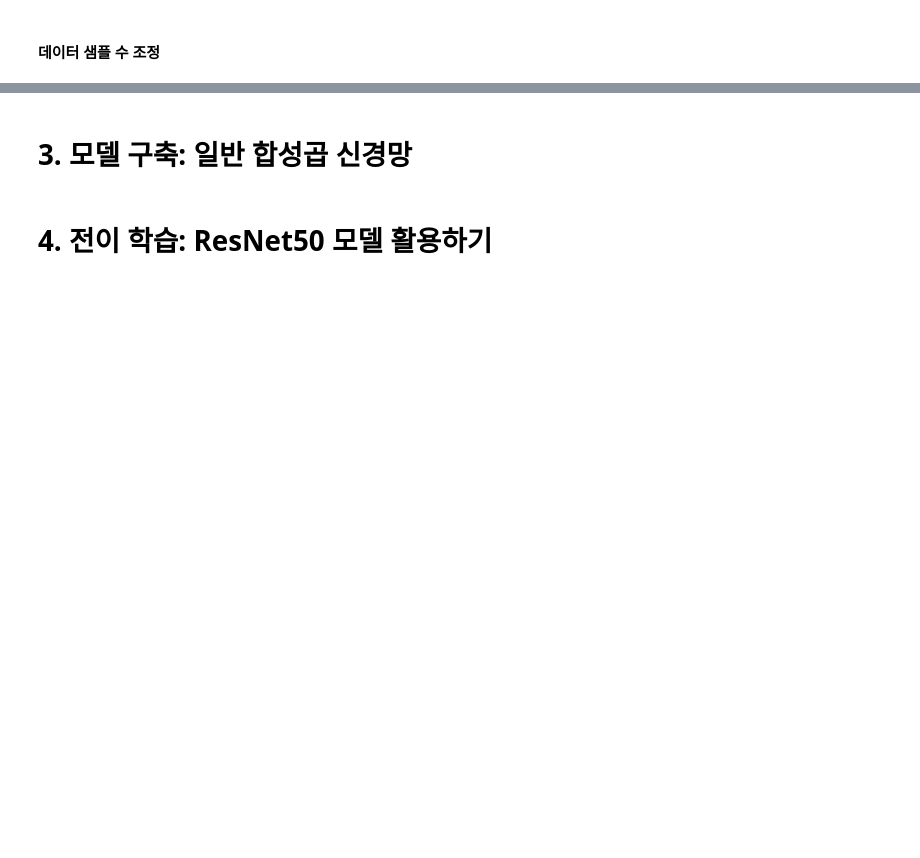
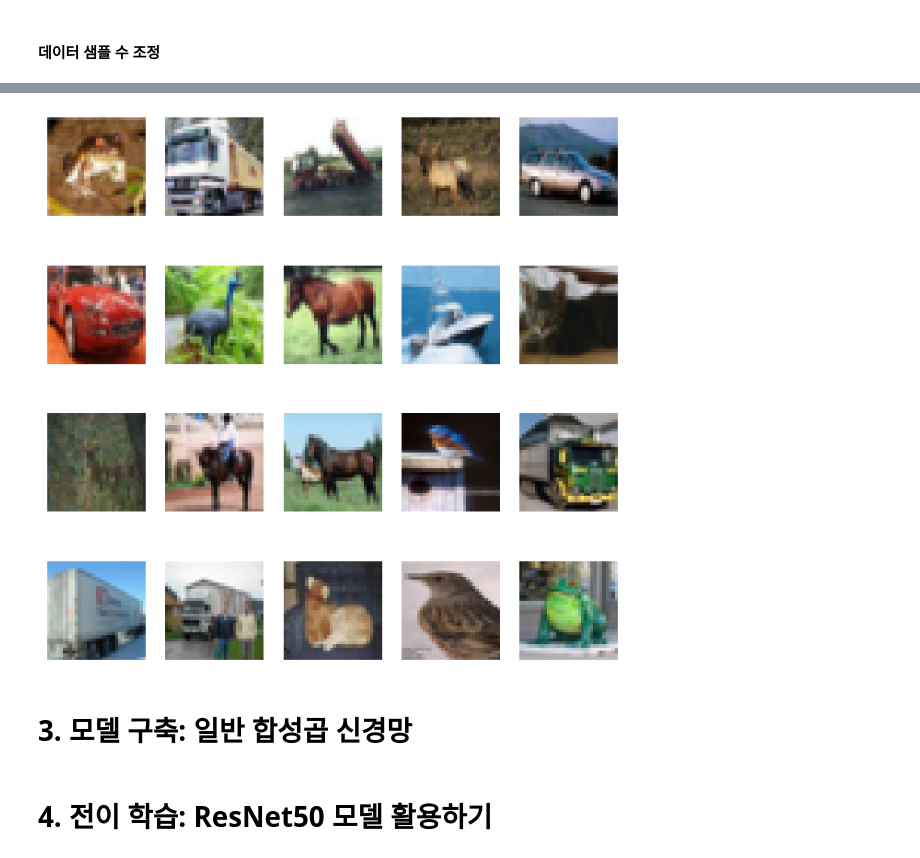
Before and after one commit to jewoodev/Deep_and_Machine_Learning, a Jupyter notebook: Deep_Learning/220~/252.2.[Practice]CNN_utilization_Transferred_learning_ResNet50_transfer_learning.ipynb, the cells around one changed output, grey strips where cells are left out. Cells and saved outputs as stored; diff of their text form; code cells hidden in the pictures; blank space fills up the shorter version.

```diff
--- a/Deep_Learning/220~/252.2.[Practice]CNN_utilization_Transferred_learning_ResNet50_transfer_learning.ipynb
+++ b/Deep_Learning/220~/252.2.[Practice]CNN_utilization_Transferred_learning_ResNet50_transfer_learning.ipynb
@@ -47,11 +47,13 @@ X_train.shape
 # %%
 # Train 이미지 출력하기(처음부터 20개)
-plt.figure(figsize=(0, 0))
+plt.figure(figsize=(8, 8))
 for i in range(20):
     plt.subplot(4, 5, i+1)
     plt.imshow(X_train[i])
-
+    plt.axis('off')
 plt.show()
+# %% [output]
+[figure, added]
 # %% [markdown]
 # 3. 모델 구축: 일반 합성곱 신경망
 # %%
```
Also changed, not shown: parts of 8 cells of this notebook, 9 other files.
